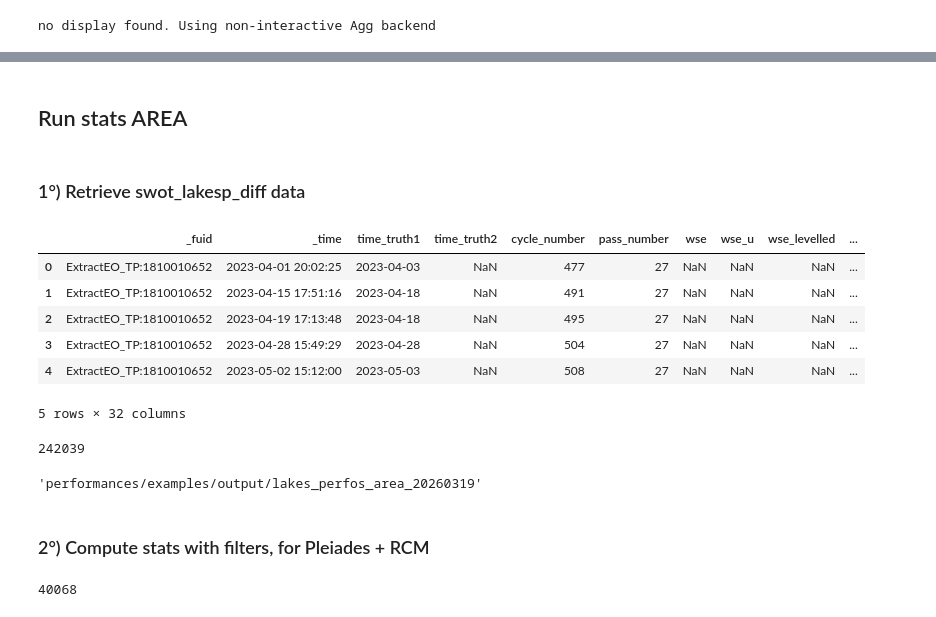
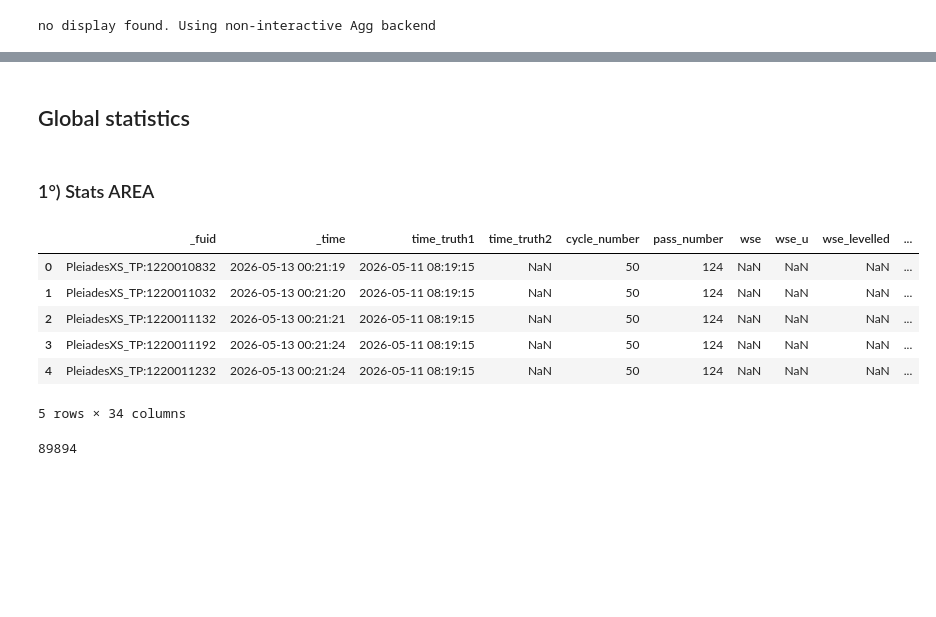
Before and after one commit to CNES/swot-hydrology-toolbox, a Jupyter notebook: performances/examples/perfos_lakesp_with_filters.ipynb, the cells around one changed output, grey strips where cells are left out. Cells and saved outputs as stored; diff of their text form; code cells hidden in the pictures; blank space fills up the shorter version.

Commit message:
[perfos][UPD] Update notebook used for stats and figures in publication

```diff
--- a/performances/examples/perfos_lakesp_with_filters.ipynb
+++ b/performances/examples/perfos_lakesp_with_filters.ipynb
@@ -33,20 +211,22 @@ cur_date
+# %% [markdown]
+<a id="global-stats"></a>
+## Global statistics
 # %% [markdown]
-## Run stats AREA
+<a id="stats-area"></a>
+### 1°) Stats AREA
-# %% [markdown]
-### 1°) Retrieve swot_lakesp_diff data
 # %%
-#df_diff = pd.read_csv(os.path.join(input_dir, "diff_area.csv"), sep=";")                         # dataset without filtering xtrk_dist
-df_diff = pd.read_csv(os.path.join(input_dir, "diff_area_with_xtrack_filtering.csv"), sep=";") # dataset with filtering xtrk_dist
+df_diff = pd.read_csv(os.path.join(input_dir, "diff_area.csv"), sep=";")    # dataset with only PleiadesXS
+df_diff_area = df_diff.copy()
 df_diff.head()
 # %% [output]
 |  | _fuid | _time | time_truth1 | time_truth2 | cycle_number | pass_number | wse | wse_u | wse_levelled | ... |
-| 0 | ExtractEO_TP:1810010652 | 2023-04-01 20:02:25 | 2023-04-03 | NaN | 477 | 27 | NaN | NaN | NaN | ... |
-| 1 | ExtractEO_TP:1810010652 | 2023-04-15 17:51:16 | 2023-04-18 | NaN | 491 | 27 | NaN | NaN | NaN | ... |
-| 2 | ExtractEO_TP:1810010652 | 2023-04-19 17:13:48 | 2023-04-18 | NaN | 495 | 27 | NaN | NaN | NaN | ... |
-| 3 | ExtractEO_TP:1810010652 | 2023-04-28 15:49:29 | 2023-04-28 | NaN | 504 | 27 | NaN | NaN | NaN | ... |
-| 4 | ExtractEO_TP:1810010652 | 2023-05-02 15:12:00 | 2023-05-03 | NaN | 508 | 27 | NaN | NaN | NaN | ... |
+| 0 | PleiadesXS_TP:1220010832 | 2026-05-13 00:21:19 | 2026-05-11 08:19:15 | NaN | 50 | 124 | NaN | NaN | NaN | ... |
+| 1 | PleiadesXS_TP:1220011032 | 2026-05-13 00:21:20 | 2026-05-11 08:19:15 | NaN | 50 | 124 | NaN | NaN | NaN | ... |
+| 2 | PleiadesXS_TP:1220011132 | 2026-05-13 00:21:21 | 2026-05-11 08:19:15 | NaN | 50 | 124 | NaN | NaN | NaN | ... |
+| 3 | PleiadesXS_TP:1220011192 | 2026-05-13 00:21:24 | 2026-05-11 08:19:15 | NaN | 50 | 124 | NaN | NaN | NaN | ... |
+| 4 | PleiadesXS_TP:1220011232 | 2026-05-13 00:21:24 | 2026-05-11 08:19:15 | NaN | 50 | 124 | NaN | NaN | NaN | ... |
-5 rows × 32 columns
+5 rows × 34 columns
 # %%
 len(df_diff)
 # %% [output]
-242039
+89894
@@ -55,15 +232,0 @@ case='area'
-# %%
-out_dir = os.path.join(output_dir, "lakes_perfos_{}_{}".format(case, cur_date))
-if not os.path.exists(out_dir):
-    os.makedirs(out_dir)
-os.path.relpath(out_dir, start=sht_path)
-# %% [output]
-'performances/examples/output/lakes_perfos_area_20260319'
-# %% [markdown]
-### 2°) Compute stats with filters, for Pleiades + RCM
-# %%
-# Filtrer les lignes où _fuid commence par 'SLUM_TP:' ou 'RCM_TP:'
-df_filtered = df_diff[df_diff['_fuid'].str.startswith(('SLUM_TP:', 'RCM_TP:'))]
-len(df_filtered)
-# %% [output]
-40068
```
Also changed, not shown: parts of 196 cells of this notebook.
